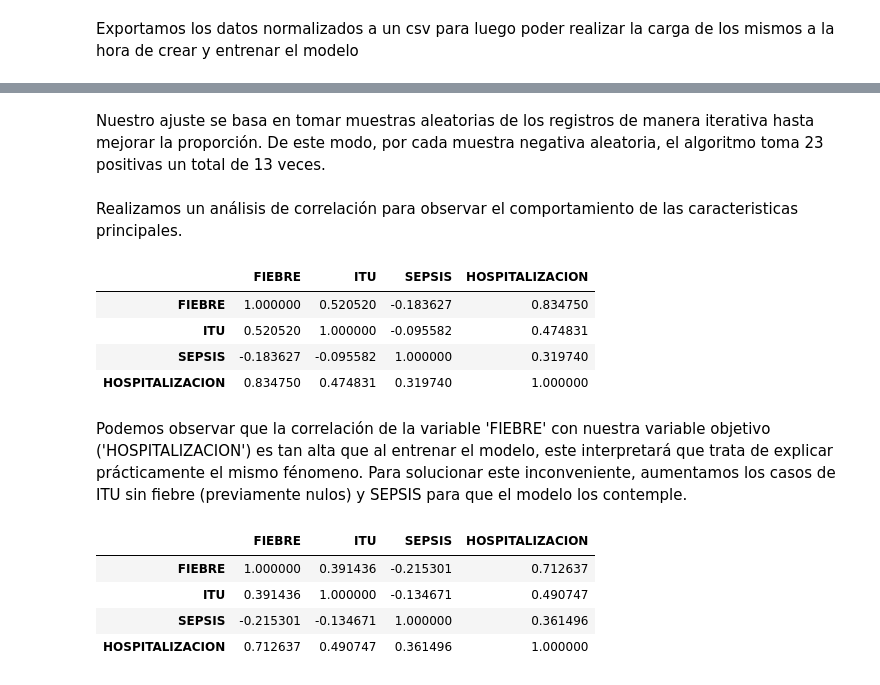
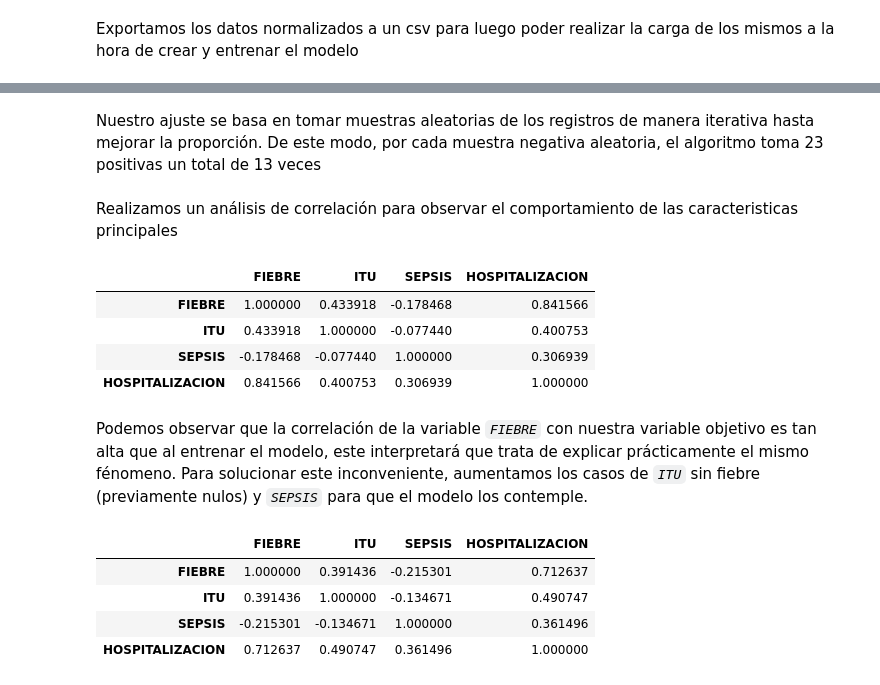
Before and after one commit to whipped-coffee/M06-Proyecto-Integrador-Machine-Learning, a Jupyter notebook: EDA.ipynb, the cells around one changed output, grey strips where cells are left out. Saved outputs shown, nothing was run; the diff lists cells and outputs as text; code cells hidden in the pictures.

```diff
--- a/EDA.ipynb
+++ b/EDA.ipynb
@@ -182,6 +184,6 @@ Name: count, dtype: int64
 # %% [markdown]
 Nuestro ajuste se basa en tomar muestras aleatorias de los registros de manera iterativa hasta mejorar la proporción.
-De este modo, por cada muestra negativa aleatoria, el algoritmo toma 23 positivas un total de 13 veces.
+De este modo, por cada muestra negativa aleatoria, el algoritmo toma 23 positivas un total de 13 veces
 # %%
 OversampleData = dataNorm
 
@@ -190,19 +192,19 @@ for i in range(0, 14):
     sample_n = OversampleData.loc[OversampleData['HOSPITALIZACION'] == 0].sample(1)
     OversampleData = pd.concat([OversampleData, sample_p, sample_n])
 # %% [markdown]
-Realizamos un análisis de correlación para observar el comportamiento de las caracteristicas principales.
+Realizamos un análisis de correlación para observar el comportamiento de las caracteristicas principales
 # %%
-mapa = OversampleData.corr(numeric_only= True)
+mapa = OversampleData.corr()
 mapa.style.background_gradient(cmap='coolwarm')
 # %% [output]
 |  | FIEBRE | ITU | SEPSIS | HOSPITALIZACION |
-| FIEBRE | 1.000000 | 0.520520 | -0.183627 | 0.834750 |
-| ITU | 0.520520 | 1.000000 | -0.095582 | 0.474831 |
-| SEPSIS | -0.183627 | -0.095582 | 1.000000 | 0.319740 |
-| HOSPITALIZACION | 0.834750 | 0.474831 | 0.319740 | 1.000000 |
+| FIEBRE | 1.000000 | 0.433918 | -0.178468 | 0.841566 |
+| ITU | 0.433918 | 1.000000 | -0.077440 | 0.400753 |
+| SEPSIS | -0.178468 | -0.077440 | 1.000000 | 0.306939 |
+| HOSPITALIZACION | 0.841566 | 0.400753 | 0.306939 | 1.000000 |
 # %% [markdown]
-Podemos observar que la correlación de la variable 'FIEBRE' con nuestra variable objetivo ('HOSPITALIZACION') es tan alta que al entrenar el modelo, este interpretará que trata de explicar prácticamente el mismo fénomeno.
-Para solucionar este inconveniente, aumentamos los casos de ITU sin fiebre (previamente nulos) y SEPSIS para que el modelo los contemple.
+Podemos observar que la correlación de la variable _`FIEBRE`_ con nuestra variable objetivo es tan alta que al entrenar el modelo, este interpretará que trata de explicar prácticamente el mismo fénomeno.
+Para solucionar este inconveniente, aumentamos los casos de _`ITU`_ sin fiebre (previamente nulos) y _`SEPSIS`_ para que el modelo los contemple.
 # %%
 only_itu = OversampleData.loc[OversampleData['ITU'] == 1].sample(38)
 only_itu['FIEBRE'] = 0
```
Also changed, not shown: parts of 14 cells of this notebook, 1 other file.
